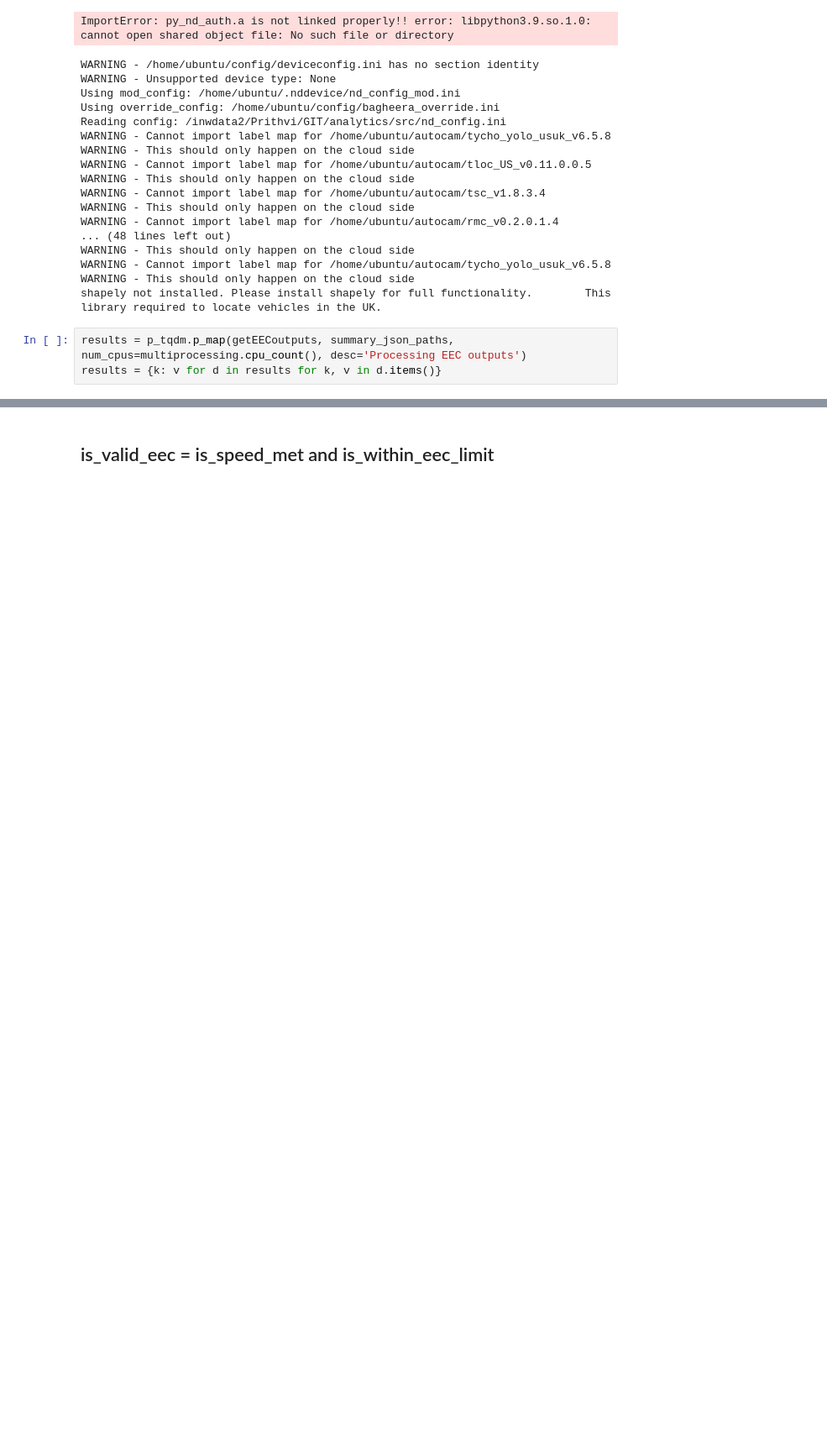
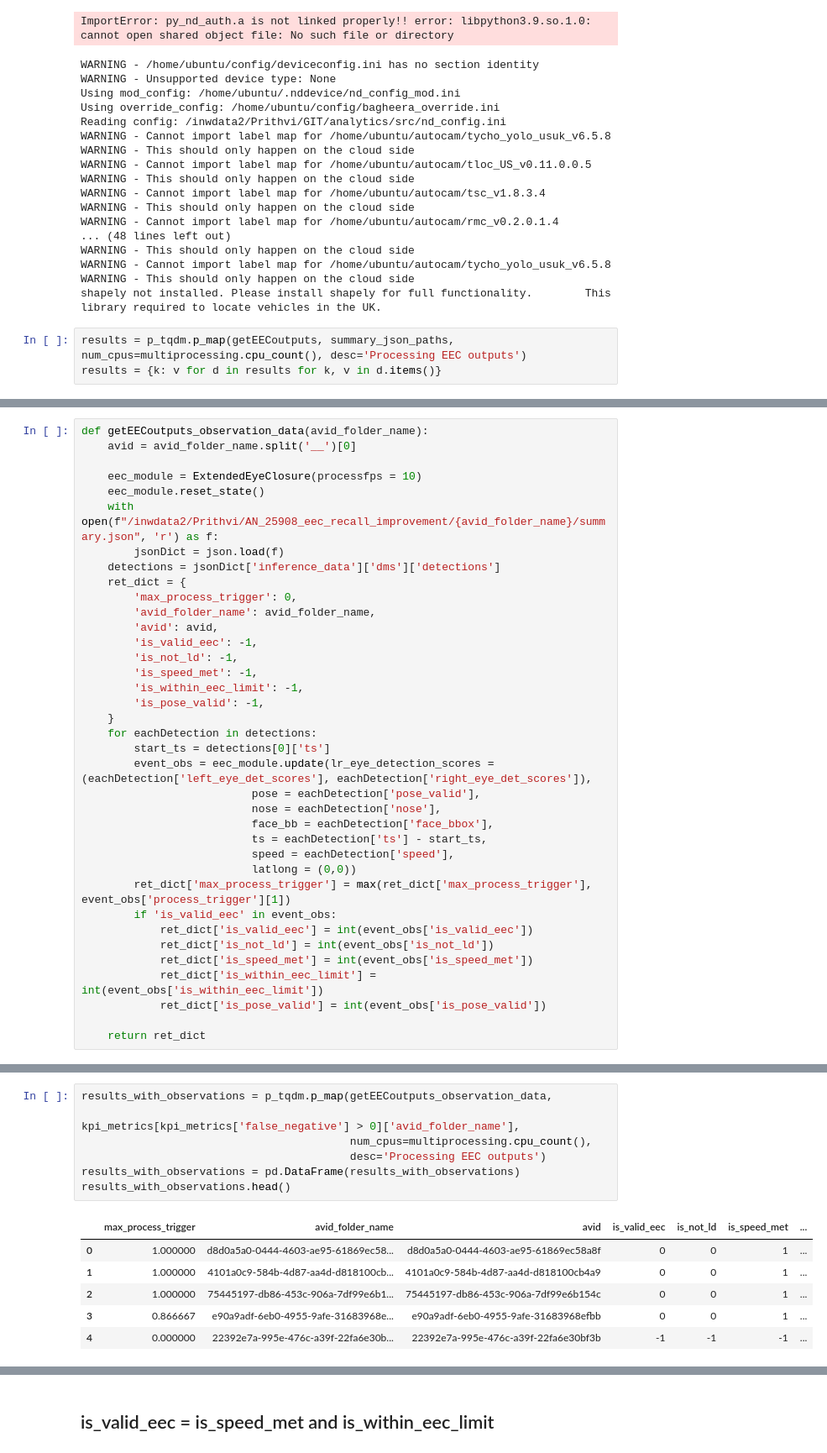
Before and after one commit to prithviramg-nd/work, a Jupyter notebook: AN25908/eec_recall_improvement.ipynb, the cells around one changed output, grey strips where cells are left out. Shown: that part at 84% size. Drawn from its saved outputs; the diff is of its cells as text; blank space fills up the shorter version.

```diff
--- a/AN25908/eec_recall_improvement.ipynb
+++ b/AN25908/eec_recall_improvement.ipynb
@@ -151,0 +171,37 @@ kpi_metrics = kpi_df.apply(getMetrics, axis=1)
+# %%
+def getEECoutputs_observation_data(avid_folder_name):
+    avid = avid_folder_name.split('__')[0]
+
+    eec_module = ExtendedEyeClosure(processfps = 10)
+    eec_module.reset_state()
+    with open(f"/inwdata2/Prithvi/AN_25908_eec_recall_improvement/{avid_folder_name}/summary.json", 'r') as f:
+        jsonDict = json.load(f)
+    detections = jsonDict['inference_data']['dms']['detections']
+    ret_dict = {
+        'max_process_trigger': 0,
+        'avid_folder_name': avid_folder_name,
+        'avid': avid,
+        'is_valid_eec': -1,
+        'is_not_ld': -1,
+        'is_speed_met': -1,
+        'is_within_eec_limit': -1,
+        'is_pose_valid': -1,
+    }
+    for eachDetection in detections:
+        start_ts = detections[0]['ts']
+        event_obs = eec_module.update(lr_eye_detection_scores = (eachDetection['left_eye_det_scores'], eachDetection['right_eye_det_scores']),
+                          pose = eachDetection['pose_valid'],
+                          nose = eachDetection['nose'],
+                          face_bb = eachDetection['face_bbox'],
+                          ts = eachDetection['ts'] - start_ts,
+                          speed = eachDetection['speed'],
+                          latlong = (0,0))
+        ret_dict['max_process_trigger'] = max(ret_dict['max_process_trigger'], event_obs['process_trigger'][1])
+        if 'is_valid_eec' in event_obs:
+            ret_dict['is_valid_eec'] = int(event_obs['is_valid_eec'])
+            ret_dict['is_not_ld'] = int(event_obs['is_not_ld'])
+            ret_dict['is_speed_met'] = int(event_obs['is_speed_met'])
+            ret_dict['is_within_eec_limit'] = int(event_obs['is_within_eec_limit'])
+            ret_dict['is_pose_valid'] = int(event_obs['is_pose_valid'])
+
+    return ret_dict
@@ -151,0 +219,14 @@ kpi_metrics = kpi_df.apply(getMetrics, axis=1)
+# %%
+results_with_observations = p_tqdm.p_map(getEECoutputs_observation_data,
+                                         kpi_metrics[kpi_metrics['false_negative'] > 0]['avid_folder_name'],
+                                         num_cpus=multiprocessing.cpu_count(),
+                                         desc='Processing EEC outputs')
+results_with_observations = pd.DataFrame(results_with_observations)
+results_with_observations.head()
+# %% [output]
+|  | max_process_trigger | avid_folder_name | avid | is_valid_eec | is_not_ld | is_speed_met | ... |
+| 0 | 1.000000 | d8d0a5a0-0444-4603-ae95-61869ec58... | d8d0a5a0-0444-4603-ae95-61869ec58a8f | 0 | 0 | 1 | ... |
+| 1 | 1.000000 | 4101a0c9-584b-4d87-aa4d-d818100cb... | 4101a0c9-584b-4d87-aa4d-d818100cb4a9 | 0 | 0 | 1 | ... |
+| 2 | 1.000000 | 75445197-db86-453c-906a-7df99e6b1... | 75445197-db86-453c-906a-7df99e6b154c | 0 | 0 | 1 | ... |
+| 3 | 0.866667 | e90a9adf-6eb0-4955-9afe-31683968e... | e90a9adf-6eb0-4955-9afe-31683968efbb | 0 | 0 | 1 | ... |
+| 4 | 0.000000 | 22392e7a-995e-476c-a39f-22fa6e30b... | 22392e7a-995e-476c-a39f-22fa6e30bf3b | -1 | -1 | -1 | ... |
```
Also changed, not shown: parts of 14 cells of this notebook.
